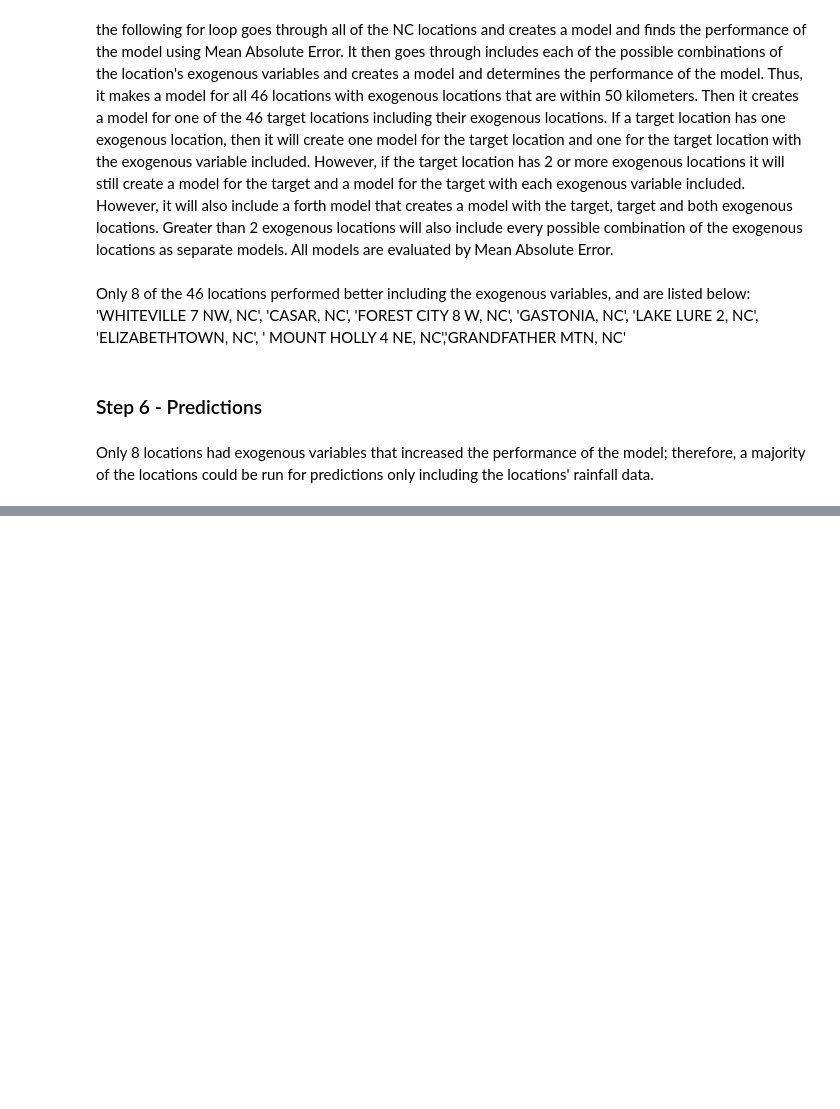
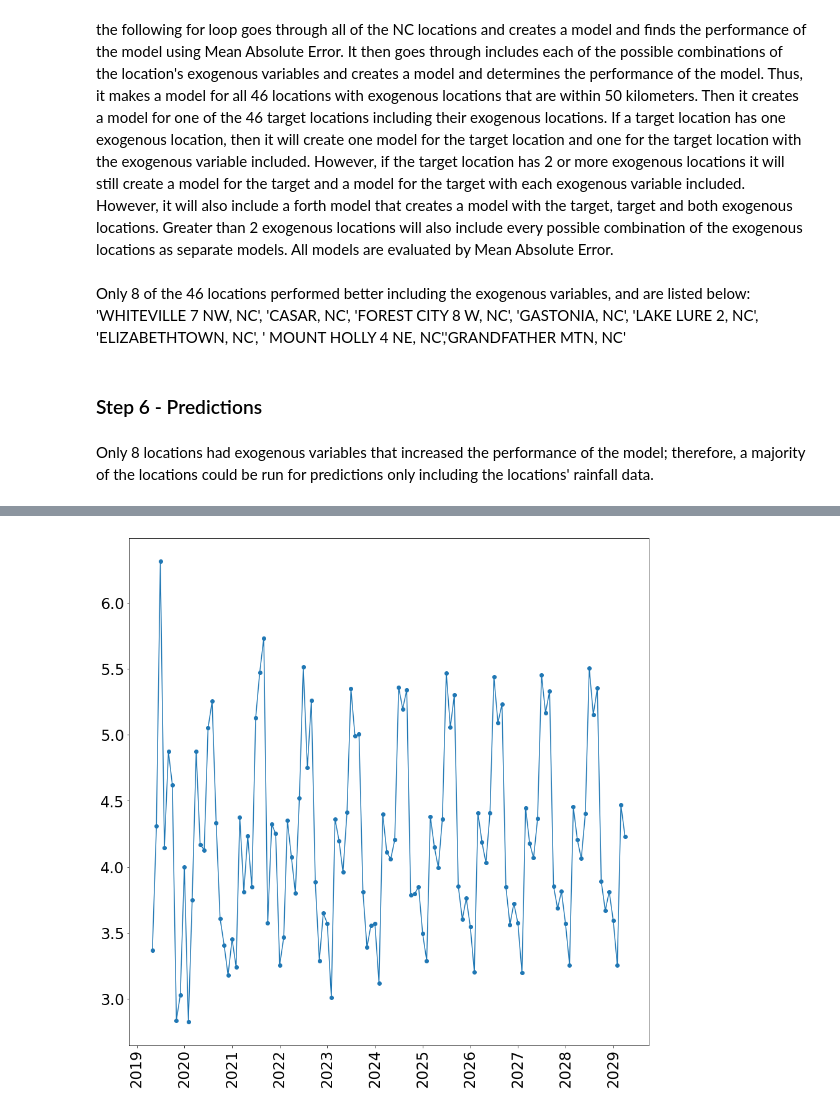
Before and after one commit to lilfetz22/NCRainfallPredictions_CAP1, a Jupyter notebook: reports/Data_Story.ipynb, the cells around one changed output, grey strips where cells are left out. Drawn from its saved outputs; the diff is of its cells as text; code cells hidden in the pictures; blank space fills up the shorter version.

```diff
--- a/reports/Data_Story.ipynb
+++ b/reports/Data_Story.ipynb
@@ -560,3 +693,6 @@ merged_ci_vals = pd.merge(pre_df, e_ci_df, left_index=True, right_index=True)
 merged_ci_vals.head(10)
 # %%
 merged_ci_vals.to_csv('../data/manipulated_data/predictions.csv')
+# %%
+predictions = pd.read_csv('../data/manipulated_data/predictions.csv', index_col=['Unnamed: 0'])
+predictions.head(10)
@@ -562,0 +712,12 @@ merged_ci_vals.to_csv('../data/manipulated_data/predictions.csv')
+# %%
+sub_pred = predictions[:120]
+# %%
+plt.rcParams["figure.figsize"] = (15,15)
+# %%
+sub_pred.index = pd.to_datetime(sub_pred.index)
+# %%
+_= plt.plot(sub_pred.index, sub_pred['Raleigh, NC'], marker = 'o')
+_= plt.xticks(rotation='vertical')
+plt.show()
+# %% [output]
+[figure, added]
```
Also changed, not shown: parts of 28 cells of this notebook, 5 other files.
